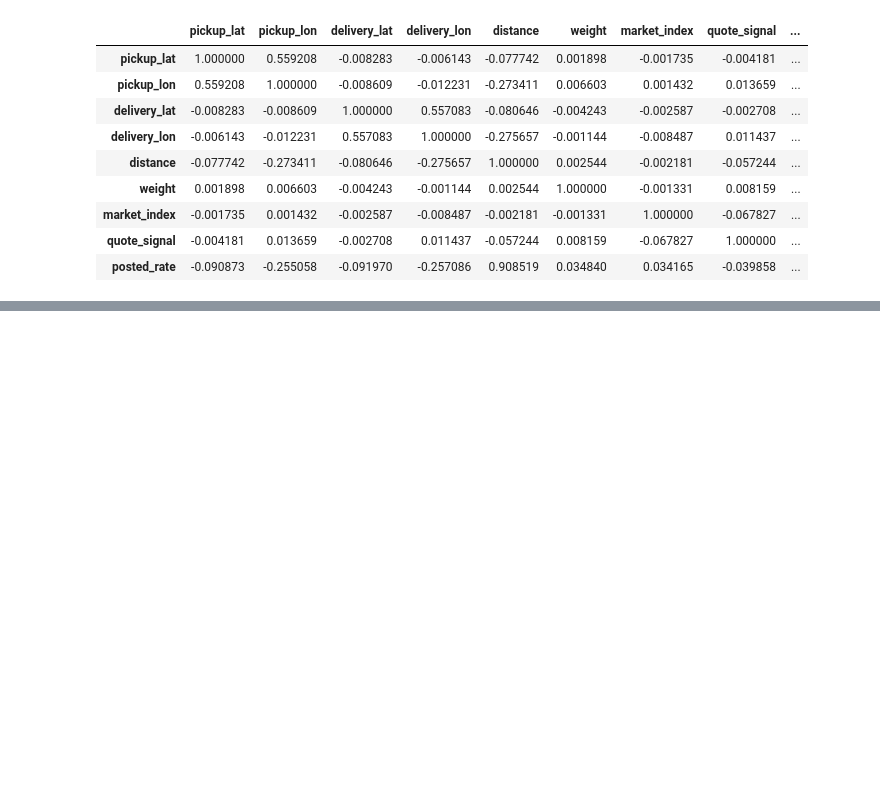
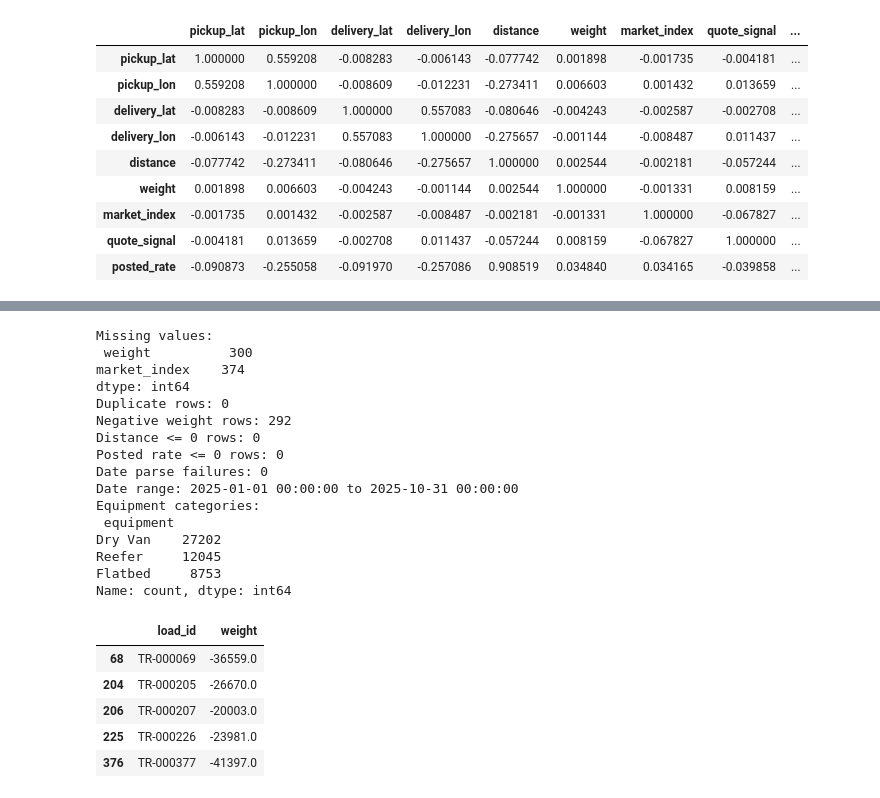
Before and after one commit to hamzansour43/spotter-freight-rate-assessment, a Jupyter notebook: Notebooks/eda.ipynb, the cells around one changed output, grey strips where cells are left out. Drawn from its saved outputs; the diff is of its cells as text; code cells hidden in the pictures; blank space fills up the shorter version.

```diff
--- a/Notebooks/eda.ipynb
+++ b/Notebooks/eda.ipynb
@@ -181,0 +239,39 @@ numeric_cols.corr()
+# %%
+negative_weight_rows = df[df["weight"] < 0]
+nonpositive_distance_rows = df[df["distance"] <= 0]
+nonpositive_rate_rows = df[df["posted_rate"] <= 0]
+parsed_dates = pd.to_datetime(df["date"])
+
+print("Missing values:\n", df.isnull().sum()[df.isnull().sum() > 0])
+print("Duplicate rows:", df.duplicated().sum())
+print("Negative weight rows:", len(negative_weight_rows))
+print("Distance <= 0 rows:", len(nonpositive_distance_rows))
+print("Posted rate <= 0 rows:", len(nonpositive_rate_rows))
+print("Date parse failures:", parsed_dates.isna().sum())
+print("Date range:", parsed_dates.min(), "to", parsed_dates.max())
+print("Equipment categories:\n", df["equipment"].value_counts(dropna=False))
+
+negative_weight_rows[["load_id", "weight"]].head()
+# %% [output]
+Missing values:
+ weight          300
+market_index    374
+dtype: int64
+Duplicate rows: 0
+Negative weight rows: 292
+Distance <= 0 rows: 0
+Posted rate <= 0 rows: 0
+Date parse failures: 0
+Date range: 2025-01-01 00:00:00 to 2025-10-31 00:00:00
+Equipment categories:
+ equipment
+Dry Van    27202
+Reefer     12045
+Flatbed     8753
+Name: count, dtype: int64
+|  | load_id | weight |
+| 68 | TR-000069 | -36559.0 |
+| 204 | TR-000205 | -26670.0 |
+| 206 | TR-000207 | -20003.0 |
+| 225 | TR-000226 | -23981.0 |
+| 376 | TR-000377 | -41397.0 |
```
Also changed, not shown: parts of 8 cells of this notebook, 1 other file.
